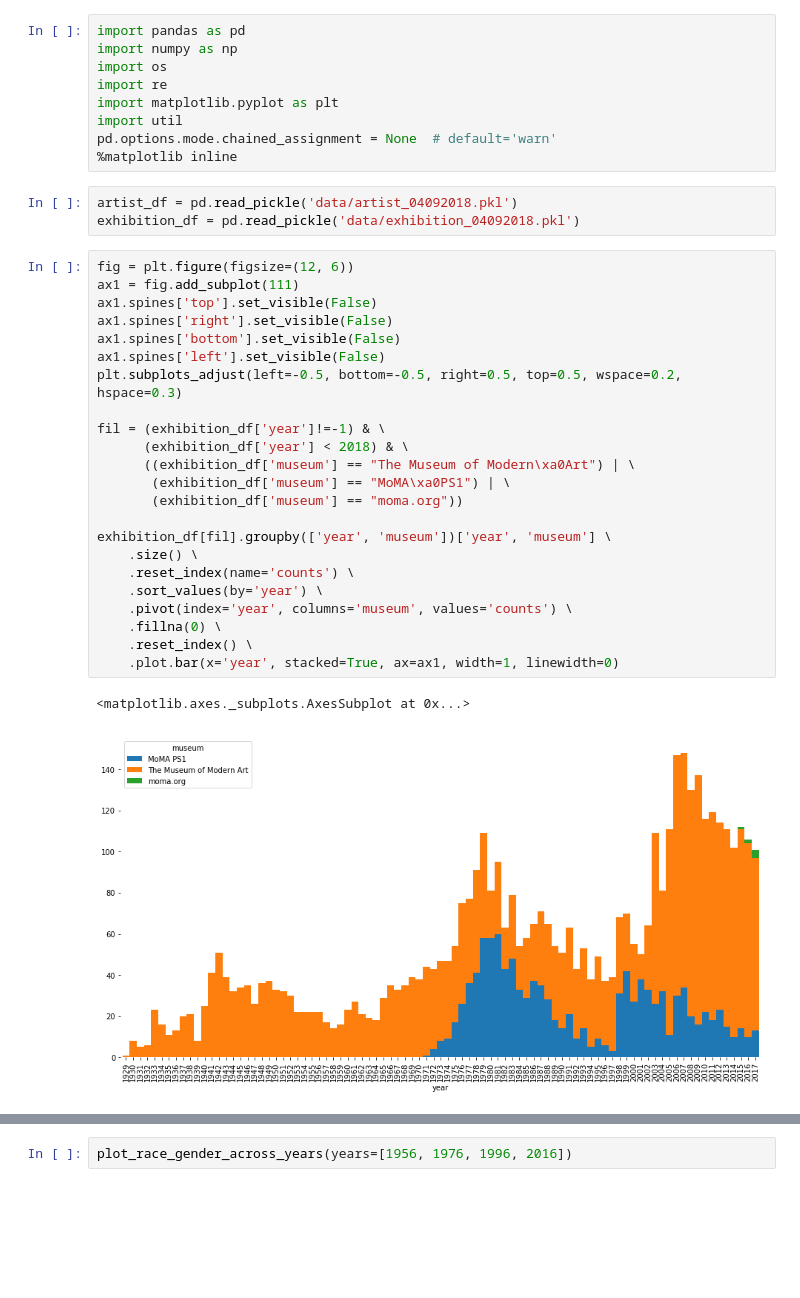
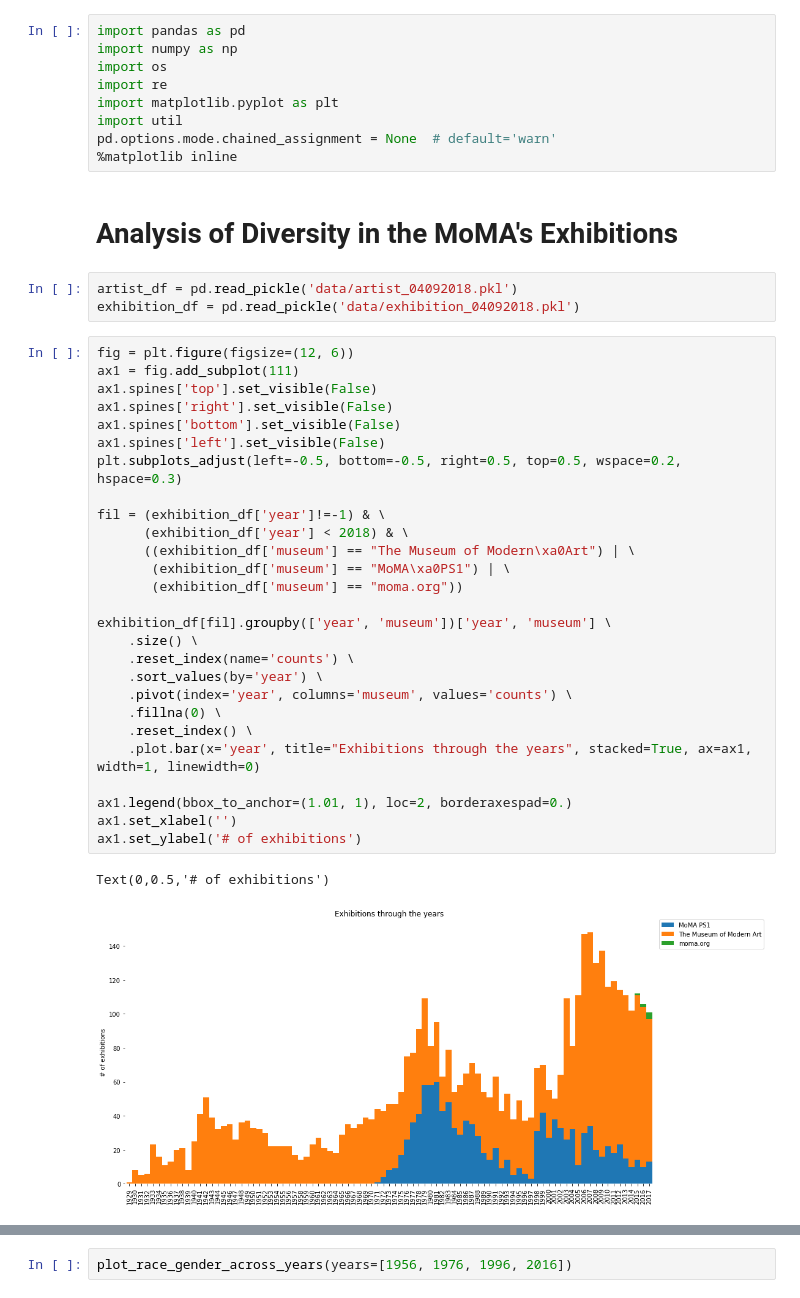
Before and after one commit to organizejs/moma-exhibitions, a Jupyter notebook: analysis.ipynb, the cells around one changed output, grey strips where cells are left out. Cells and saved outputs as stored; diff of their text form; blank space fills up the shorter version.

```diff
--- a/analysis.ipynb
+++ b/analysis.ipynb
@@ -7,33 +7,39 @@ import matplotlib.pyplot as plt
 import util
 pd.options.mode.chained_assignment = None  # default='warn'
 %matplotlib inline
+# %% [markdown]
+# Analysis of Diversity in the MoMA's Exhibitions
 # %%
 artist_df = pd.read_pickle('data/artist_04092018.pkl')
 exhibition_df = pd.read_pickle('data/exhibition_04092018.pkl')
 # %%
 fig = plt.figure(figsize=(12, 6))
 ax1 = fig.add_subplot(111)
 ax1.spines['top'].set_visible(False)
 ax1.spines['right'].set_visible(False)
 ax1.spines['bottom'].set_visible(False)
 ax1.spines['left'].set_visible(False)
 plt.subplots_adjust(left=-0.5, bottom=-0.5, right=0.5, top=0.5, wspace=0.2, hspace=0.3)
 
 fil = (exhibition_df['year']!=-1) & \
       (exhibition_df['year'] < 2018) & \
       ((exhibition_df['museum'] == "The Museum of Modern\xa0Art") | \
        (exhibition_df['museum'] == "MoMA\xa0PS1") | \
        (exhibition_df['museum'] == "moma.org"))
 
 exhibition_df[fil].groupby(['year', 'museum'])['year', 'museum'] \
     .size() \
     .reset_index(name='counts') \
     .sort_values(by='year') \
     .pivot(index='year', columns='museum', values='counts') \
     .fillna(0) \
     .reset_index() \
-    .plot.bar(x='year', stacked=True, ax=ax1, width=1, linewidth=0)
+    .plot.bar(x='year', title="Exhibitions through the years", stacked=True, ax=ax1, width=1, linewidth=0)
+
+ax1.legend(bbox_to_anchor=(1.01, 1), loc=2, borderaxespad=0.)
+ax1.set_xlabel('')
+ax1.set_ylabel('# of exhibitions')
 # %% [output]
-<matplotlib.axes._subplots.AxesSubplot at 0x...>
+Text(0,0.5,'# of exhibitions')
-[figure, old version]
+[figure, new version]
 # %%
```
Also changed, not shown: parts of 22 cells of this notebook, 1 other file.
